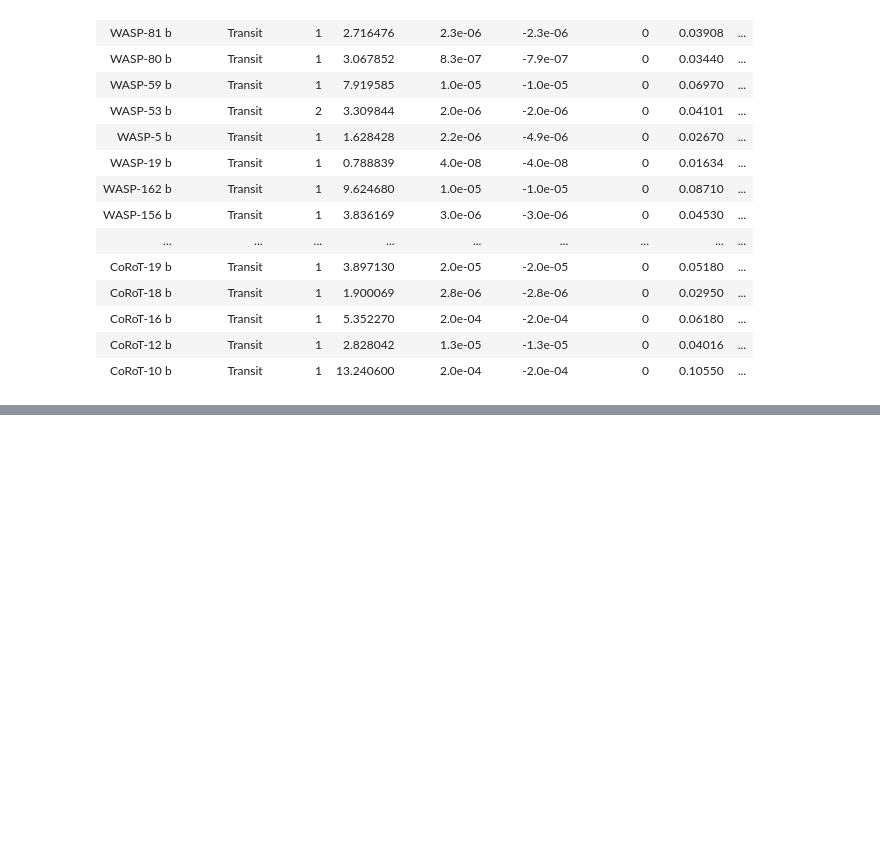
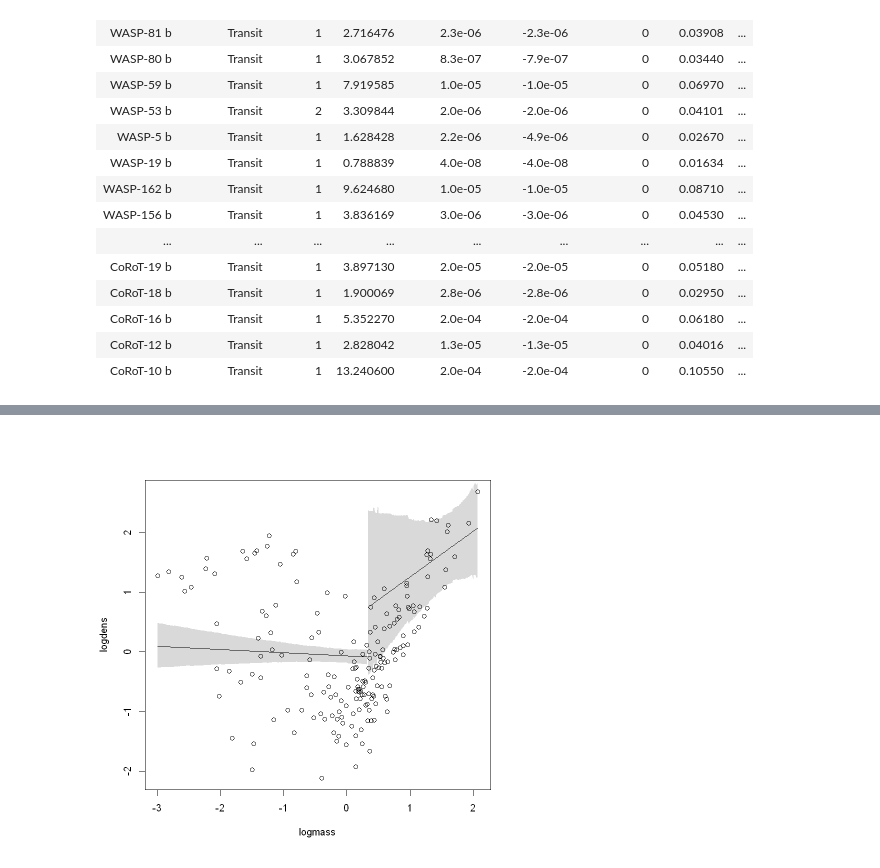
Before and after one commit to TimeTeleporter/advanced_statistics, a Jupyter notebook: exercise_sheet_13/exercise_sheet_13_Immanuel_Albrecht.ipynb, the cells around one changed output, grey strips where cells are left out. Cells and saved outputs as stored; diff of their text form; code cells hidden in the pictures; blank space fills up the shorter version.

```diff
--- a/exercise_sheet_13/exercise_sheet_13_Immanuel_Albrecht.ipynb
+++ b/exercise_sheet_13/exercise_sheet_13_Immanuel_Albrecht.ipynb
@@ -215,0 +412,19 @@ shade(mu_HPDI, logmass_seq)
+# %%
+# Model considering mass influencing density
+model <- map2stan(
+	alist(
+		logdens ~ dnorm(mu, sigma),
+		mu <- off + off_gas[gas] + # off_planet[planet] +
+		slope_mass[gas] * logmass,
+		off ~ dnorm(0, 10),
+		off[gas] ~ dnorm(0, sigma_off),
+		sigma_off ~ dcauchy(0, 10),
+		#off_planet[planet] ~ dnorm(a_planet, sigma_planet),
+		#a_planet ~ dnorm(0, 10),
+		#sigma_planet ~ dcauchy(0, 10),
+		slope_mass[gas] ~ dnorm(0, sigma_slope),
+		sigma_slope ~ dcauchy(0, 10),
+		sigma ~ dcauchy(0, 10)
+	),
+	data = d, iter = 4000, chains = 12, cores = 12, #log_lik = TRUE
+)
@@ -215,0 +439,28 @@ shade(mu_HPDI, logmass_seq)
+# %%
+post <- extract.samples(model)
+
+plot(logdens ~ logmass, data = d)
+
+mu_link <- function(logmass) post$off[, 1] + post$slope_mass[, 1] * logmass
+
+logmass_seq <- seq(from = min(d$logmass), to = cutoff, by = 0.01)
+
+mu <- sapply(logmass_seq, mu_link)
+mu_mean <- apply(mu, 2, mean)
+mu_HPDI <- apply(mu, 2, HPDI, prob = 0.91)
+
+lines(logmass_seq, mu_mean)
+shade(mu_HPDI, logmass_seq)
+
+mu_link <- function(logmass) post$off[, 2] + post$slope_mass[, 2] * logmass
+
+logmass_seq <- seq(from = cutoff + 0.005, to = max(d$logmass), by = 0.01)
+
+mu <- sapply(logmass_seq, mu_link)
+mu_mean <- apply(mu, 2, mean)
+mu_HPDI <- apply(mu, 2, HPDI, prob = 0.91)
+
+lines(logmass_seq, mu_mean)
+shade(mu_HPDI, logmass_seq)
+# %% [output]
+[figure, added]
```
Also changed, not shown: parts of 38 cells of this notebook.
